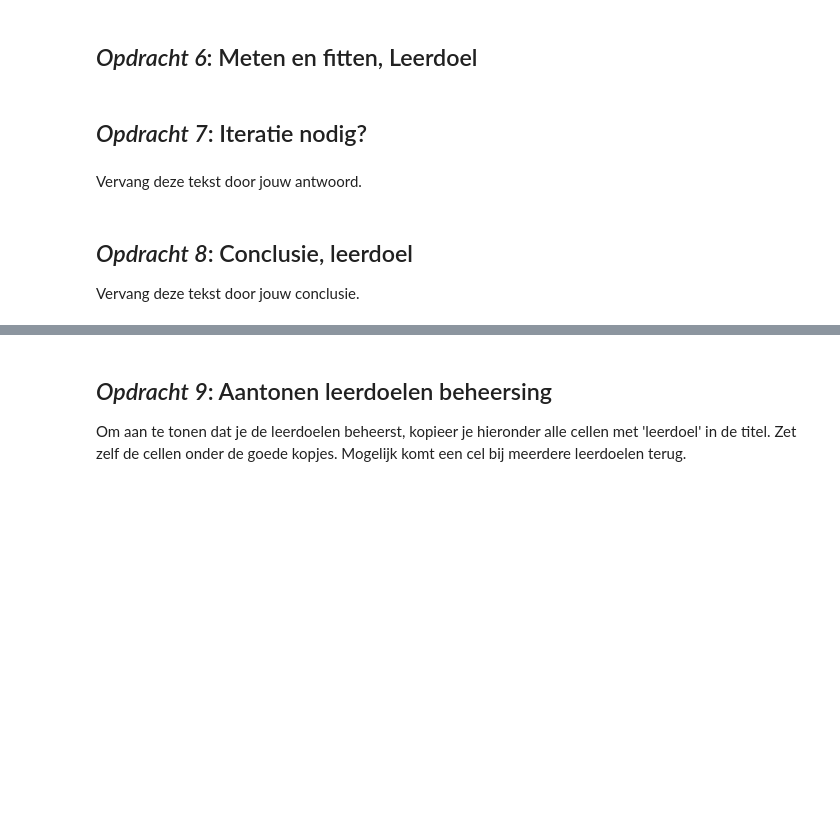
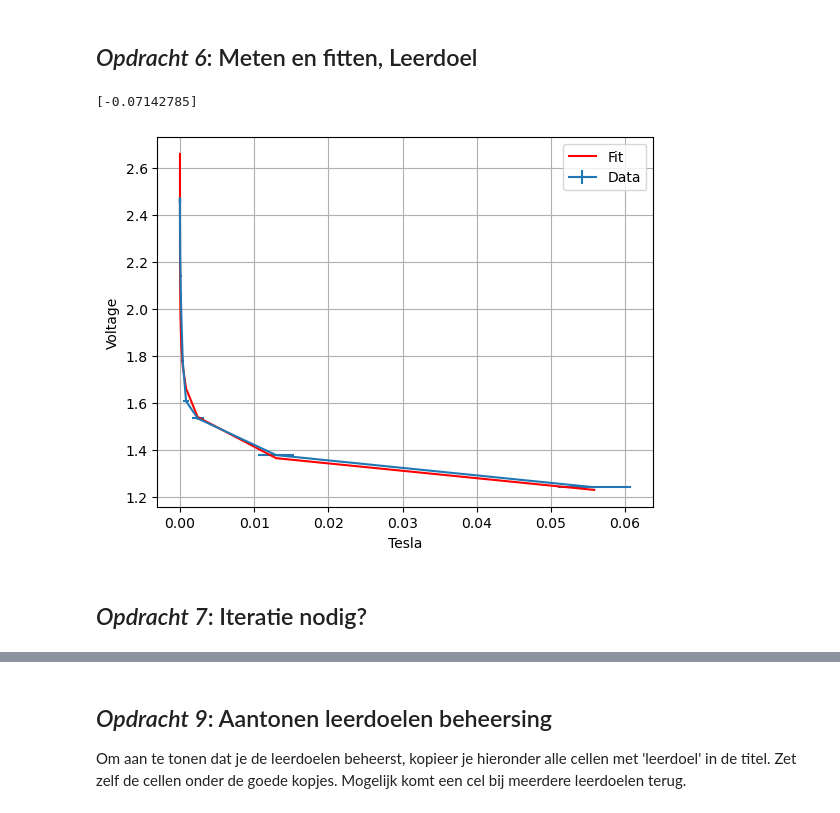
Before and after one commit to swerleman/opdrachten-DEF-D-Shannon, a Jupyter notebook: FysiekeOntwerpopdrachten/1KalibreerEenSensorDigitaalAnaloog/DEFOntwerpopdracht1KalibreerEenSensorInvulTemplate.ipynb, the cells around one changed output, grey strips where cells are left out. Saved outputs shown, nothing was run; the diff lists cells and outputs as text; code cells hidden in the pictures; blank space fills up the shorter version.

```diff
--- a/FysiekeOntwerpopdrachten/1KalibreerEenSensorDigitaalAnaloog/DEFOntwerpopdracht1KalibreerEenSensorInvulTemplate.ipynb
+++ b/FysiekeOntwerpopdrachten/1KalibreerEenSensorDigitaalAnaloog/DEFOntwerpopdracht1KalibreerEenSensorInvulTemplate.ipynb
@@ -67,8 +74,48 @@ Licht kort toe wat er in de foto te zien is.
+# %%
+# Zet hier jouw data in een voor jou handig formaat
+import numpy as np
+import matplotlib.pyplot as plt
+from scipy.optimize import curve_fit
+
+distance = np.array([30, 29, 28, 27, 26, 25, 24, 23, 22, 21, 20, 19, 18, 17, 16, 15, 14, 13, 12, 11, 10, 9, 8, 7, 6, 5, 4, 3, 2, 1, 0.5], dtype=float)
+u_d = 1
+activation = 1024 - np.array([520, 518, 519, 519, 520, 521, 520, 522, 522, 522, 524, 527, 530, 530, 534, 535, 540, 542, 546, 549, 560, 570, 575, 586, 603, 624, 660, 695, 710, 742, 770], dtype=float)
+# %%
+# Plot hier de meting en fit een lijn door de metingen.
+# Maak gebruik van wat je geleerd hebt bij het practicum.
+
+
+R = 0.0025
+L = 0.008
+Br = 1.275
+
+def Bz(z):
+    z_m = z * 0.01
+    left = (z_m + L) / np.sqrt((z_m + L)**2 + R**2)
+    right = z_m / np.sqrt(z_m**2 + R**2)
+    return 0.5 * Br * (left - right)
+
+def Voltage(a):
+    return 5*a/1024
+
+def Exp(x, a):
+    return x**a
+
+p_opt, pcov = curve_fit(Exp, Bz(distance), Voltage(activation), p0=[-1], bounds=(-5, 5))
+print(p_opt)
+
+u_Bz = Bz(distance + u_d)
+
+plt.figure()
+plt.errorbar(Bz(distance), Voltage(activation), xerr=u_Bz, yerr=(5/1024), label='Data')
+plt.plot(Bz(distance), Exp(Bz(distance), *p_opt), 'r-', label='Fit')
+plt.xlabel("Tesla")
+plt.ylabel("Voltage")
+plt.legend()
+plt.grid()
+plt.show()
+# %% [output]
+[-0.07142785]
+[figure, added]
 # %% [markdown]
 ## *Opdracht 7*: Iteratie nodig?
-# %% [markdown]
-Vervang deze tekst door jouw antwoord.
-# %% [markdown]
-## *Opdracht 8*: Conclusie, leerdoel
-
-Vervang deze tekst door jouw conclusie.
```
Also changed, not shown: parts of 19 cells of this notebook.
